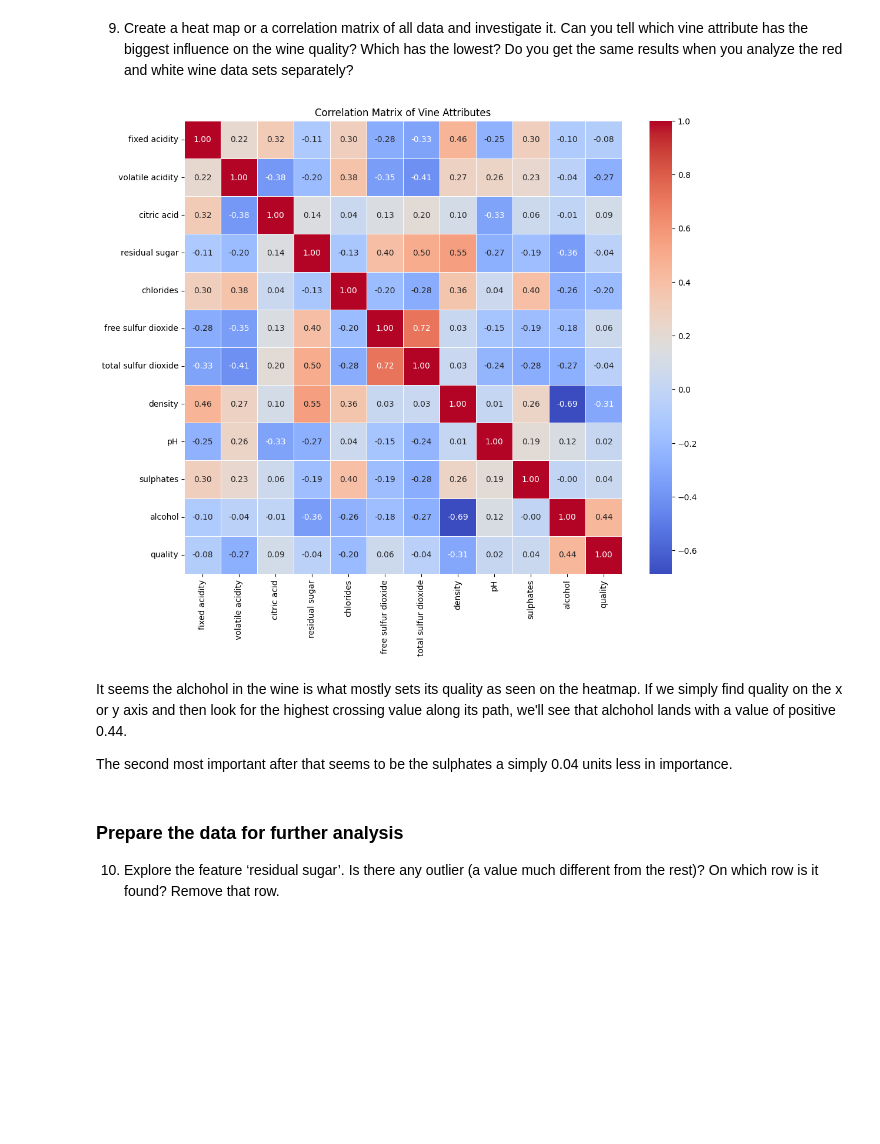
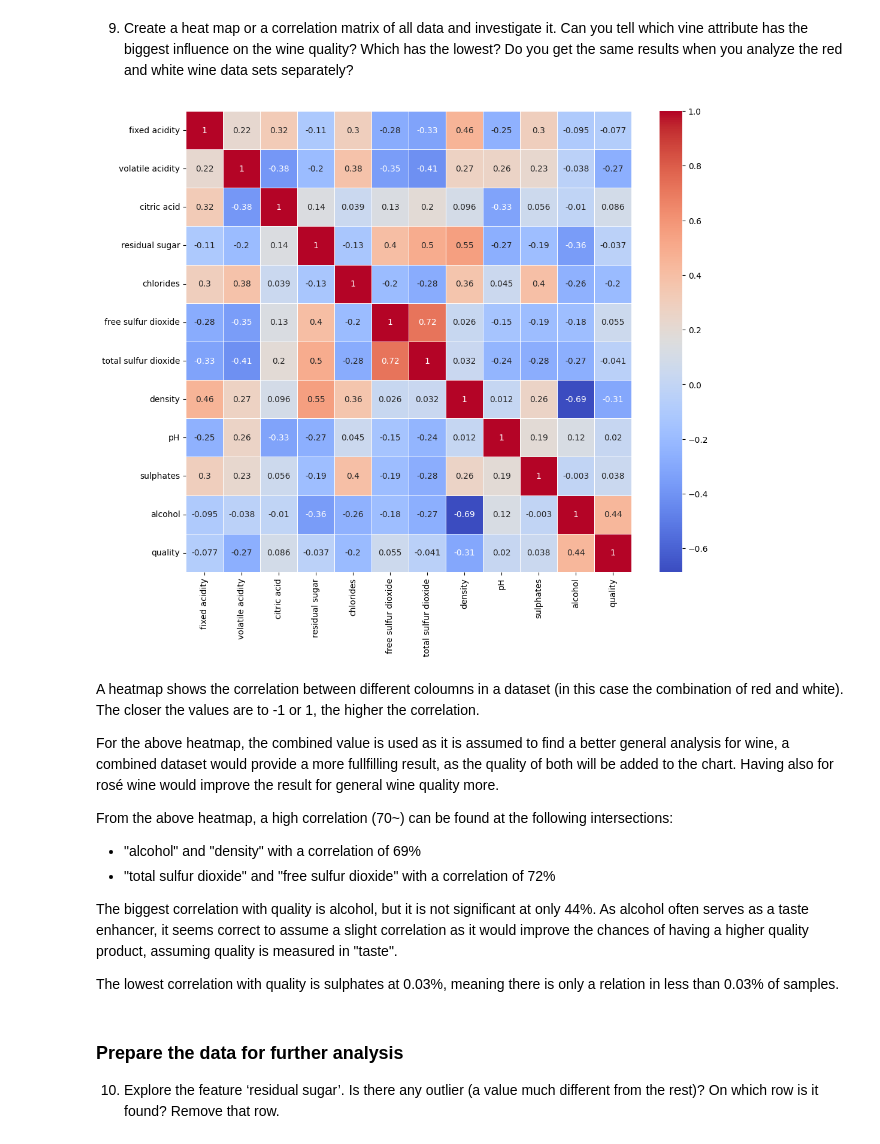
Before and after one commit to Peter537/Dat4-BI-MP2, a Jupyter notebook: winequality.ipynb, the cells around one changed output. Saved outputs shown, nothing was run; the diff lists cells and outputs as text; code cells hidden in the pictures; blank space fills up the shorter version.

```diff
--- a/winequality.ipynb
+++ b/winequality.ipynb
@@ -292,22 +313,26 @@ Now it is subset 4 with the range 3.365-3.494 with the highest density.
 9. Create a heat map or a correlation matrix of all data and investigate it. Can you tell which vine
 attribute has the biggest influence on the wine quality? Which has the lowest?
 Do you get the same results when you analyze the red and white wine data sets separately?
-# %%
-
-correlation_df = combined_df.drop(columns=['pH_bins', 'wine_type'])
-
-correlation_matrix = correlation_df.corr()
-
-plt.figure(figsize=(12, 10))
-sns.heatmap(correlation_matrix, annot=True, cmap='coolwarm', fmt=".2f", linewidths=0.5)
-plt.title('Correlation Matrix of Vine Attributes')
-plt.show()
-# %% [output]
-[figure, removed]
-# %% [markdown]
-It seems the alchohol in the wine is what mostly sets its quality as seen on the heatmap. If we simply find quality on the x or y axis and then look for the highest crossing value along its path, we'll see that alchohol lands with a value of positive 0.44.
-
-The second most important after that seems to be the sulphates a simply 0.04 units less in importance.
+# %%
+# The quickes way to see the correlation between the different variables is to use a heatmap. This will give us a quick overview of the relationships between the different variables.
+plt.figure(figsize=(12, 10))
+wines_plot = wines.drop('wine_type', axis=1) # Drop the wine_type column. It's not very useful for this plot, but as it has been made to a numeric value, it could also be shown.
+sns.heatmap(wines_plot.corr(), annot=True, cmap='coolwarm', linewidths=0.5)
+plt.show()
+# %% [output]
+[figure, added]
+# %% [markdown]
+A heatmap shows the correlation between different coloumns in a dataset (in this case the combination of red and white). The closer the values are to -1 or 1, the higher the correlation.
+
+For the above heatmap, the combined value is used as it is assumed to find a better general analysis for wine, a combined dataset would provide a more fullfilling result, as the quality of both will be added to the chart. Having also for rosé wine would improve the result for general wine quality more.
+
+From the above heatmap, a high correlation (70~) can be found at the following intersections:
+- "alcohol" and "density" with a correlation of 69%
+- "total sulfur dioxide" and "free sulfur dioxide" with a correlation of 72%
+
+The biggest correlation with quality is alcohol, but it is not significant at only 44%. As alcohol often serves as a taste enhancer, it seems correct to assume a slight correlation as it would improve the chances of having a higher quality product, assuming quality is measured in "taste".
+
+The lowest correlation with quality is sulphates at 0.03%, meaning there is only a relation in less than 0.03% of samples.
 # %% [markdown]
 ### Prepare the data for further analysis
 
```
Also changed, not shown: parts of 70 cells of this notebook, 4 other files.
